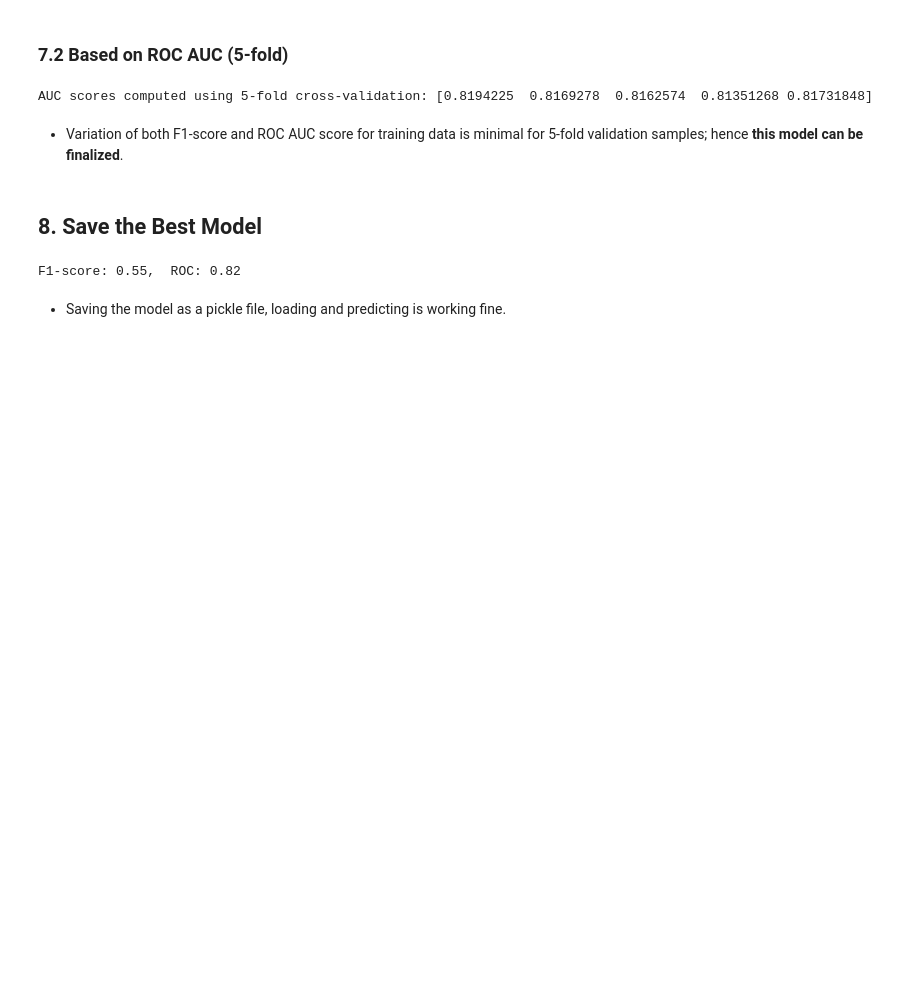
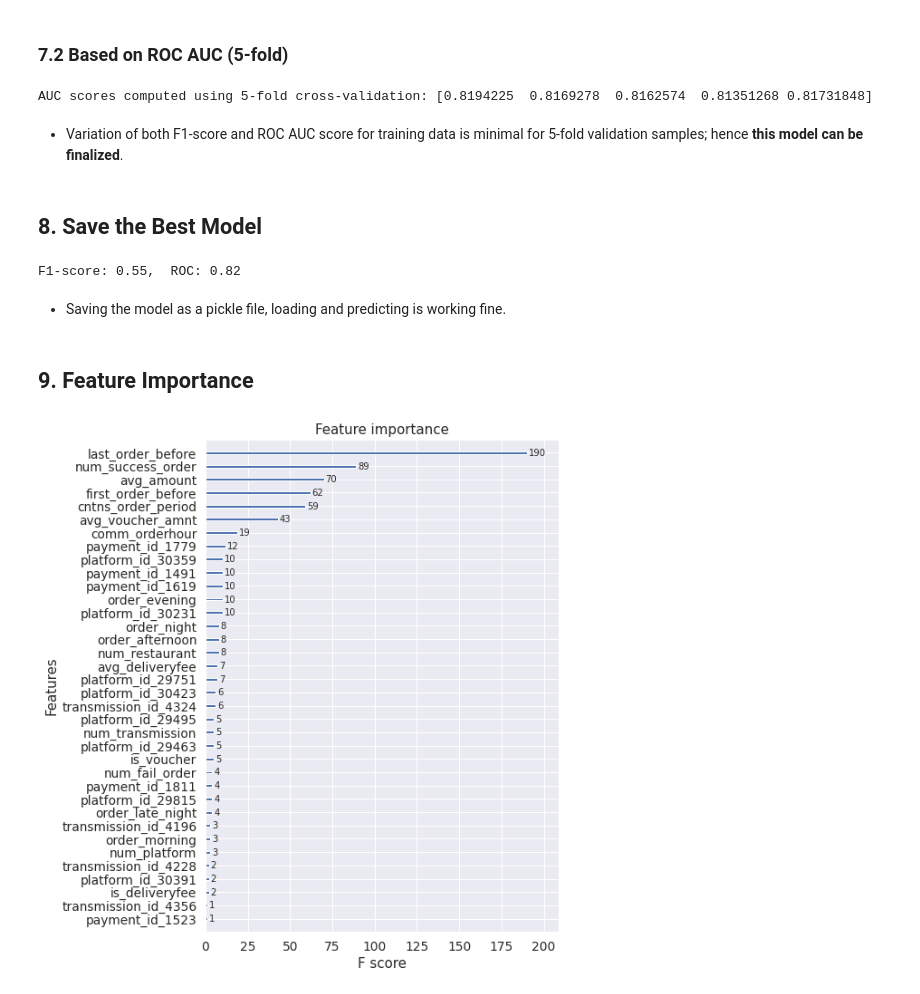
Before and after one commit to ashutosh3060/returning-customer-prediction, a Jupyter notebook: eda_model_build.ipynb, the cells around one changed output. Saved outputs shown, nothing was run; the diff lists cells and outputs as text; code cells hidden in the pictures; blank space fills up the shorter version.

Commit message:
Feature importance from best model

```diff
--- a/eda_model_build.ipynb
+++ b/eda_model_build.ipynb
@@ -1260,3 +1260,13 @@ print(f'F1-score: {round(f1_score_customer_churn,2)},  ROC: {round(roc_val_custo
 F1-score: 0.55,  ROC: 0.82
 # %% [markdown]
 * Saving the model as a pickle file, loading and predicting is working fine.
+# %% [markdown]
+## 9. Feature Importance
+# %%
+# Feature Importance plot for XGBoost
+
+plt.rcParams["figure.figsize"] = (7, 10)
+plot_importance(customer_churn_model)
+plt.show()
+# %% [output]
+[figure, added]
```
Also changed, not shown: parts of 1 cell of this notebook.
